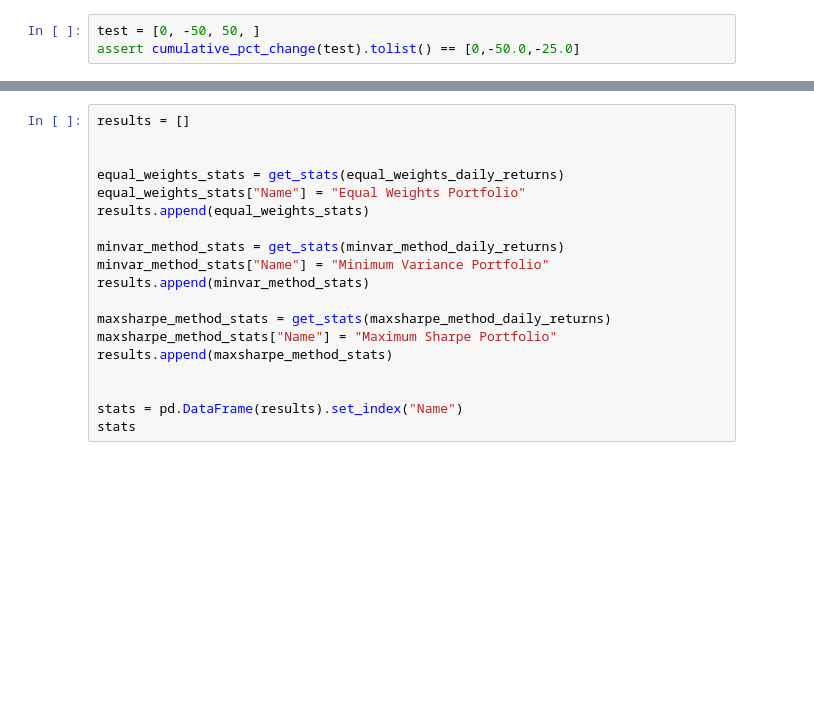
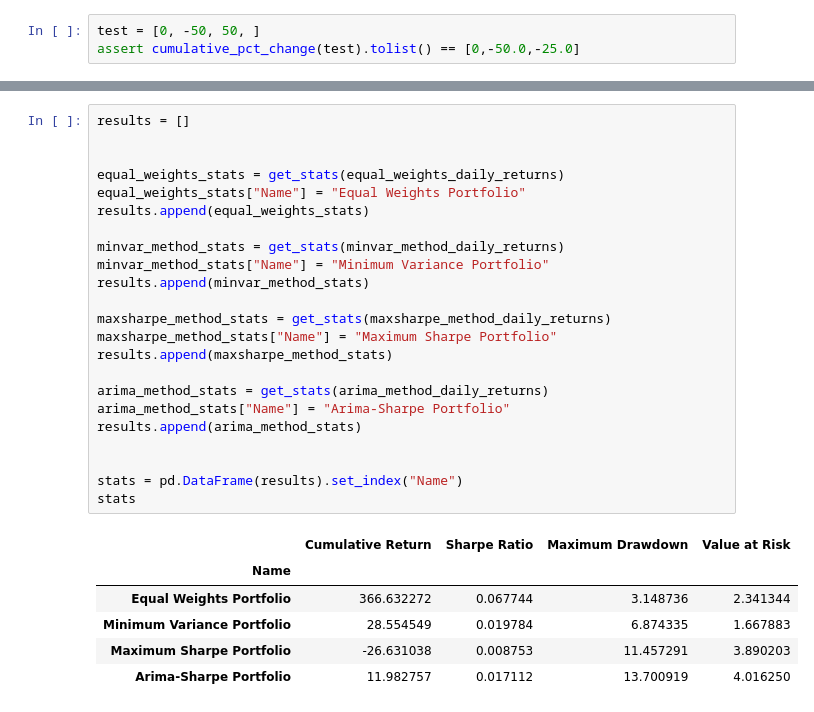
Before and after one commit to njh18/qf634-quant-research-methods, a Jupyter notebook: main.ipynb, the cells around one changed output, grey strips where cells are left out. Cells and saved outputs as stored; diff of their text form; blank space fills up the shorter version.

```diff
--- a/main.ipynb
+++ b/main.ipynb
@@ -83,19 +198,30 @@ plt.show()
 # %%
 results = []
 
 
 equal_weights_stats = get_stats(equal_weights_daily_returns)
 equal_weights_stats["Name"] = "Equal Weights Portfolio"
 results.append(equal_weights_stats)
 
 minvar_method_stats = get_stats(minvar_method_daily_returns)
 minvar_method_stats["Name"] = "Minimum Variance Portfolio"
 results.append(minvar_method_stats)
 
 maxsharpe_method_stats = get_stats(maxsharpe_method_daily_returns)
 maxsharpe_method_stats["Name"] = "Maximum Sharpe Portfolio"
 results.append(maxsharpe_method_stats)
 
+arima_method_stats = get_stats(arima_method_daily_returns)
+arima_method_stats["Name"] = "Arima-Sharpe Portfolio"
+results.append(arima_method_stats)
+
 
 stats = pd.DataFrame(results).set_index("Name")
 stats
+# %% [output]
+|  | Cumulative Return | Sharpe Ratio | Maximum Drawdown | Value at Risk |
+| Name |  |  |  |  |
+| Equal Weights Portfolio | 366.632272 | 0.067744 | 3.148736 | 2.341344 |
+| Minimum Variance Portfolio | 28.554549 | 0.019784 | 6.874335 | 1.667883 |
+| Maximum Sharpe Portfolio | -26.631038 | 0.008753 | 11.457291 | 3.890203 |
+| Arima-Sharpe Portfolio | 11.982757 | 0.017112 | 13.700919 | 4.016250 |
```
Also changed, not shown: parts of 5 cells of this notebook, 4 other files.
